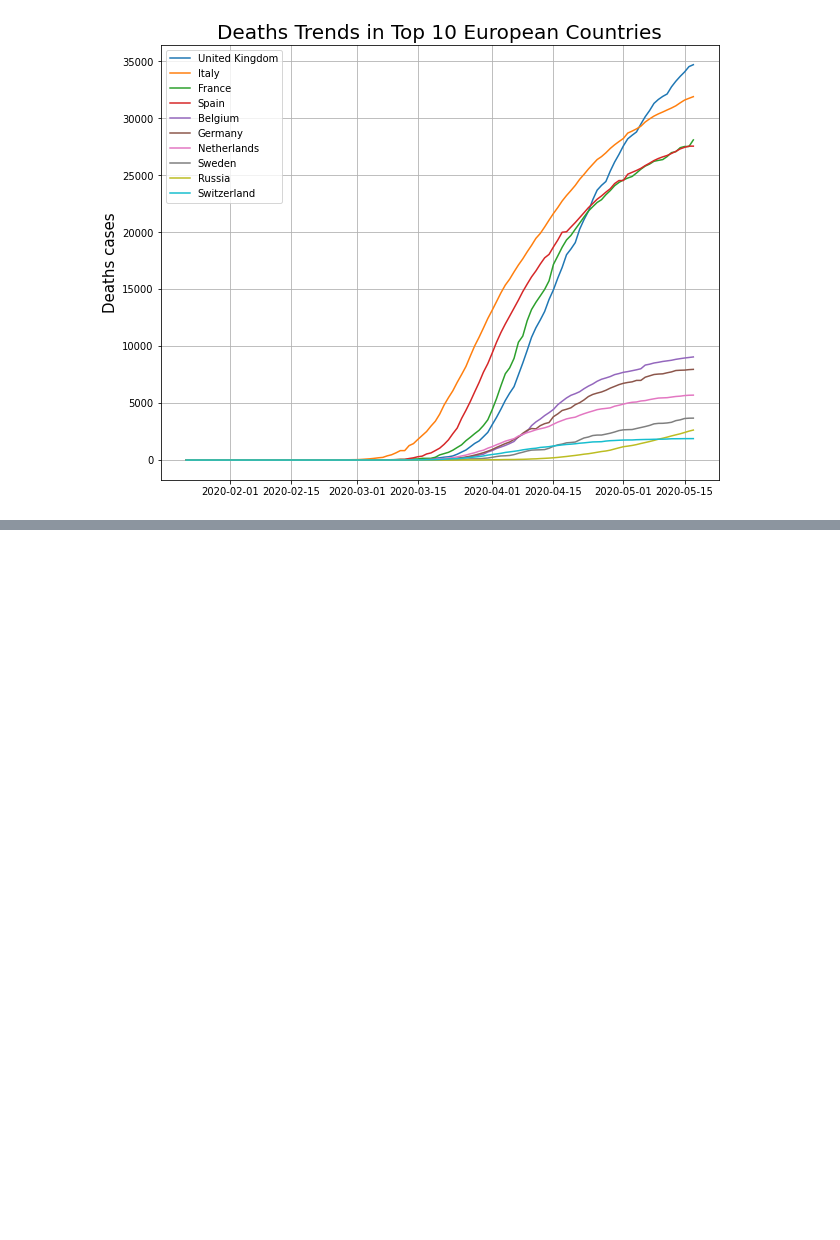
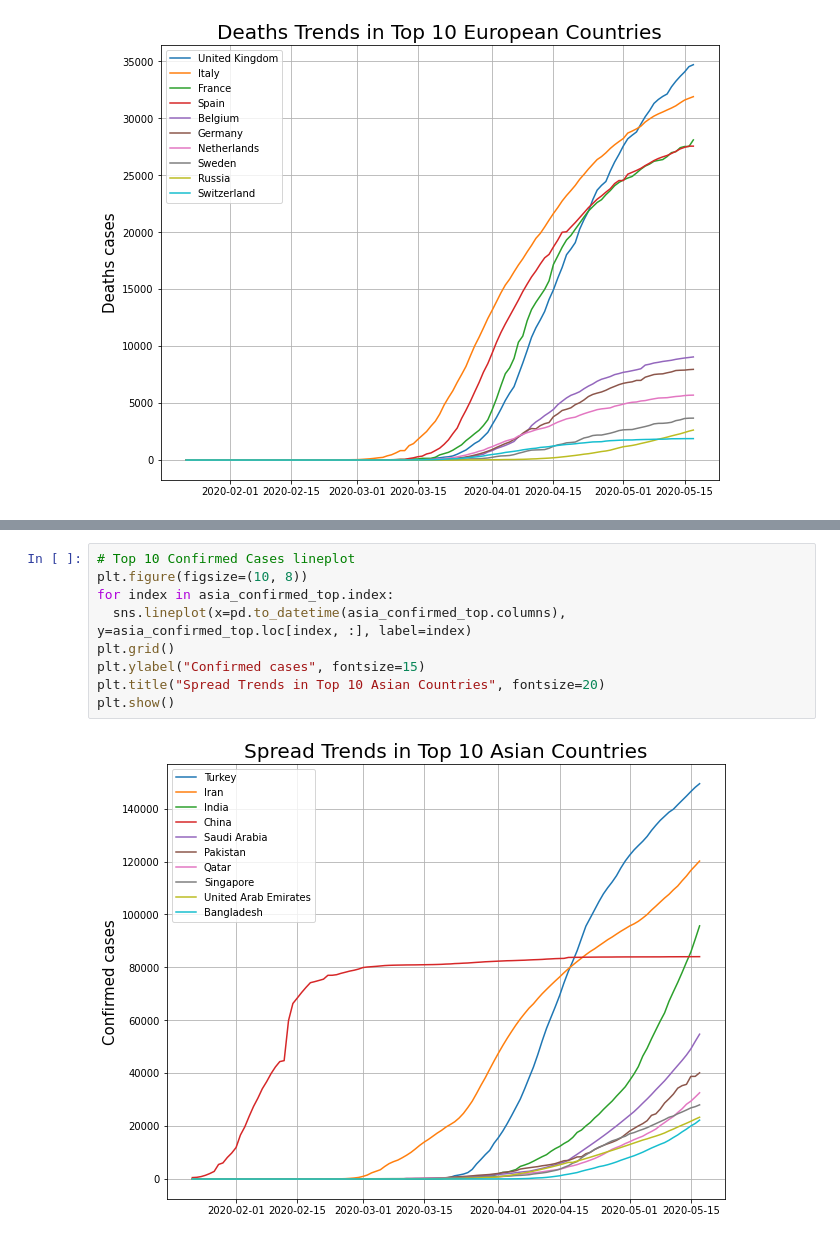
Before and after one commit to ShionFujimori/covid19-analysis, a Jupyter notebook: covid19_analysis.ipynb, the cells around one changed output, grey strips where cells are left out. Cells and saved outputs as stored; diff of their text form; blank space fills up the shorter version.

```diff
--- a/covid19_analysis.ipynb
+++ b/covid19_analysis.ipynb
@@ -659,0 +677,11 @@ plt.show()
+# %%
+# Top 10 Confirmed Cases lineplot
+plt.figure(figsize=(10, 8))
+for index in asia_confirmed_top.index:
+  sns.lineplot(x=pd.to_datetime(asia_confirmed_top.columns), y=asia_confirmed_top.loc[index, :], label=index)
+plt.grid()
+plt.ylabel("Confirmed cases", fontsize=15)
+plt.title("Spread Trends in Top 10 Asian Countries", fontsize=20)
+plt.show()
+# %% [output]
+[figure, added]
```
Also changed, not shown: parts of 4 cells of this notebook.
